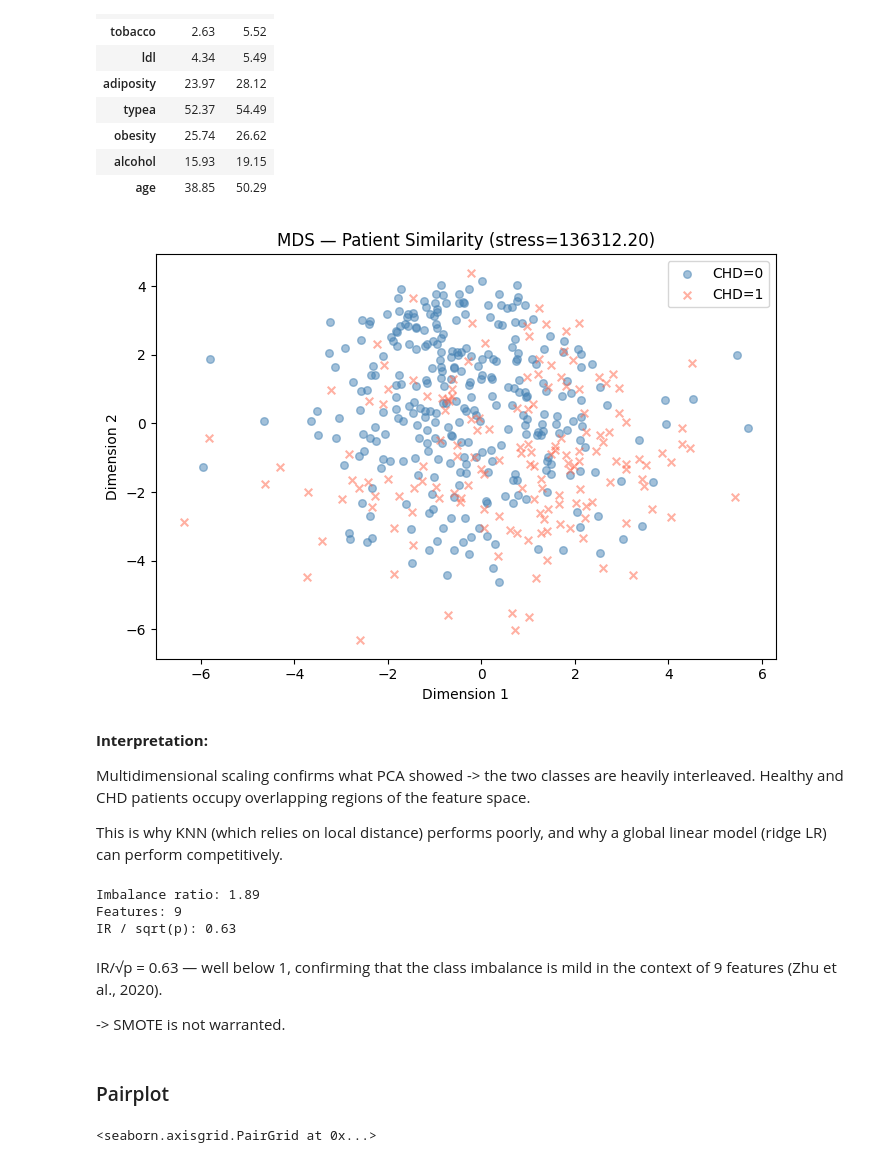
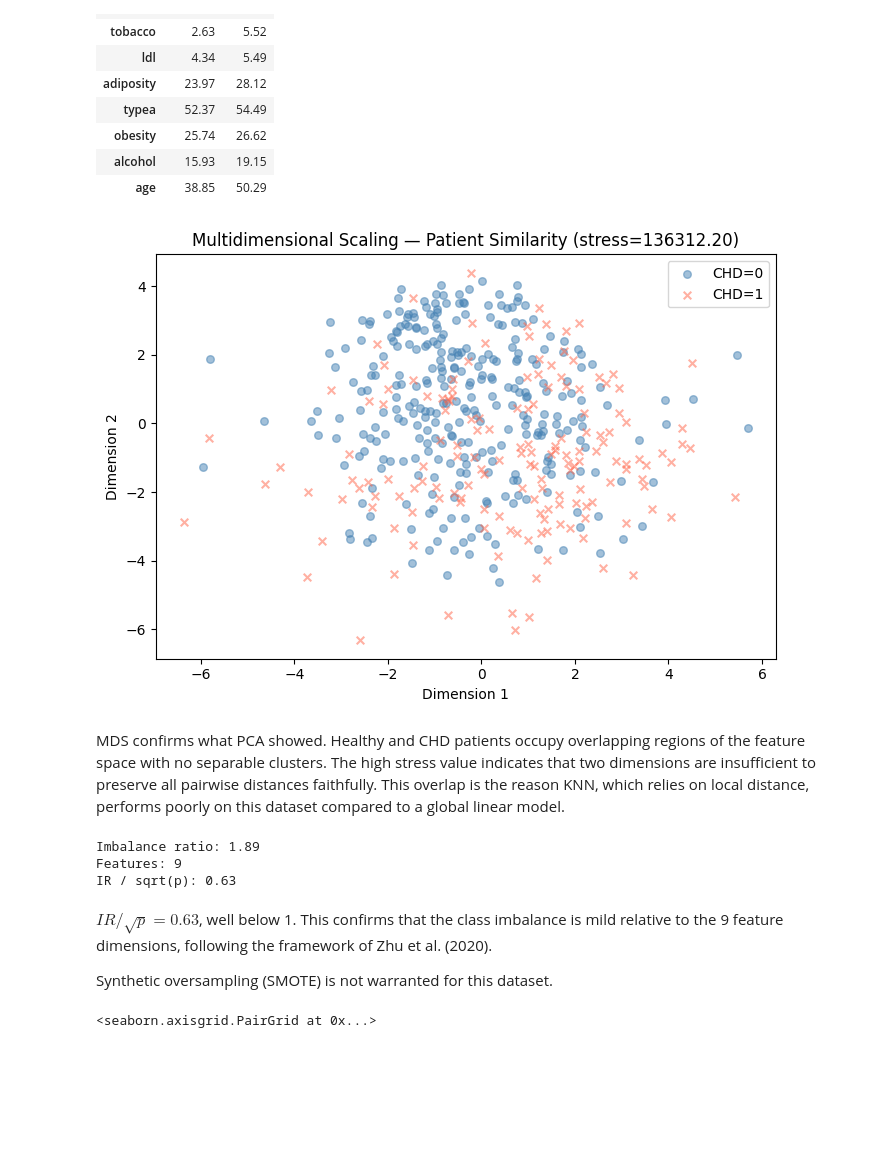
Before and after one commit to ytterbiu/SMM636-ML-a02-heart-disease, a Jupyter notebook: ml-smm636-a02-heart-disease.ipynb, the cells around one changed output. Drawn from its saved outputs; the diff is of its cells as text; code cells hidden in the pictures; blank space fills up the shorter version.

```diff
--- a/ml-smm636-a02-heart-disease.ipynb
+++ b/ml-smm636-a02-heart-disease.ipynb
@@ -375,39 +368,35 @@ df.groupby("chd")[continuous_cols].mean().round(2).T.rename(
 | alcohol | 15.93 | 19.15 |
 | age | 38.85 | 50.29 |
 # %%
-# MDS
+# Multidimensional scaling
 # visualise patient similarity in 2D
 # (preserve pairwise distances)
 mds = MDS(n_components=2, random_state=SEED, normalized_stress="auto")
 X_mds = mds.fit_transform(X_std)
 
 fig, ax = plt.subplots(figsize=(7, 5))
 for label, colour, marker in [(0, "steelblue", "o"), (1, "tomato", "x")]:
     mask = df_corr["chd"] == label
     ax.scatter(
         X_mds[mask, 0],
         X_mds[mask, 1],
         c=colour,
         marker=marker,
         alpha=0.5,
         s=30,
         label=f"CHD={label}",
     )
-ax.set_title(f"MDS — Patient Similarity (stress={mds.stress_:.2f})")
+ax.set_title(f"Multidimensional Scaling — Patient Similarity (stress={mds.stress_:.2f})")
 ax.legend()
 ax.set_xlabel("Dimension 1")
 ax.set_ylabel("Dimension 2")
 plt.tight_layout()
 savefig("fig_mds")
 plt.show()
 # %% [output]
-[figure, old version]
+[figure, new version]
 # %% [markdown]
-**Interpretation:**
-
-Multidimensional scaling confirms what PCA showed -> the two classes are heavily interleaved. Healthy and CHD patients occupy overlapping regions of the feature space.
-
-This is why KNN (which relies on local distance) performs poorly, and why a global linear model (ridge LR) can perform competitively.
+MDS confirms what PCA showed. Healthy and CHD patients occupy overlapping regions of the feature space with no separable clusters. The high stress value indicates that two dimensions are insufficient to preserve all pairwise distances faithfully. This overlap is the reason KNN, which relies on local distance, performs poorly on this dataset compared to a global linear model.
 # %%
 n_minority = df["chd"].sum()
 n_majority = len(df) - n_minority
@@ -421,11 +410,9 @@ Imbalance ratio: 1.89
 Features: 9
 IR / sqrt(p): 0.63
 # %% [markdown]
-IR/√p = 0.63 — well below 1, confirming that the class imbalance is mild in the context of 9 features (Zhu et al., 2020).
+$IR/ \sqrt{p} = 0.63$, well below 1. This confirms that the class imbalance is mild relative to the 9 feature dimensions, following the framework of Zhu et al. (2020).
 
--> SMOTE is not warranted.
+Synthetic oversampling (SMOTE) is not warranted for this dataset.
-# %% [markdown]
-### Pairplot
 # %%
 sns.pairplot(
     df,
```
Also changed, not shown: parts of 64 cells of this notebook, 3 other files.
